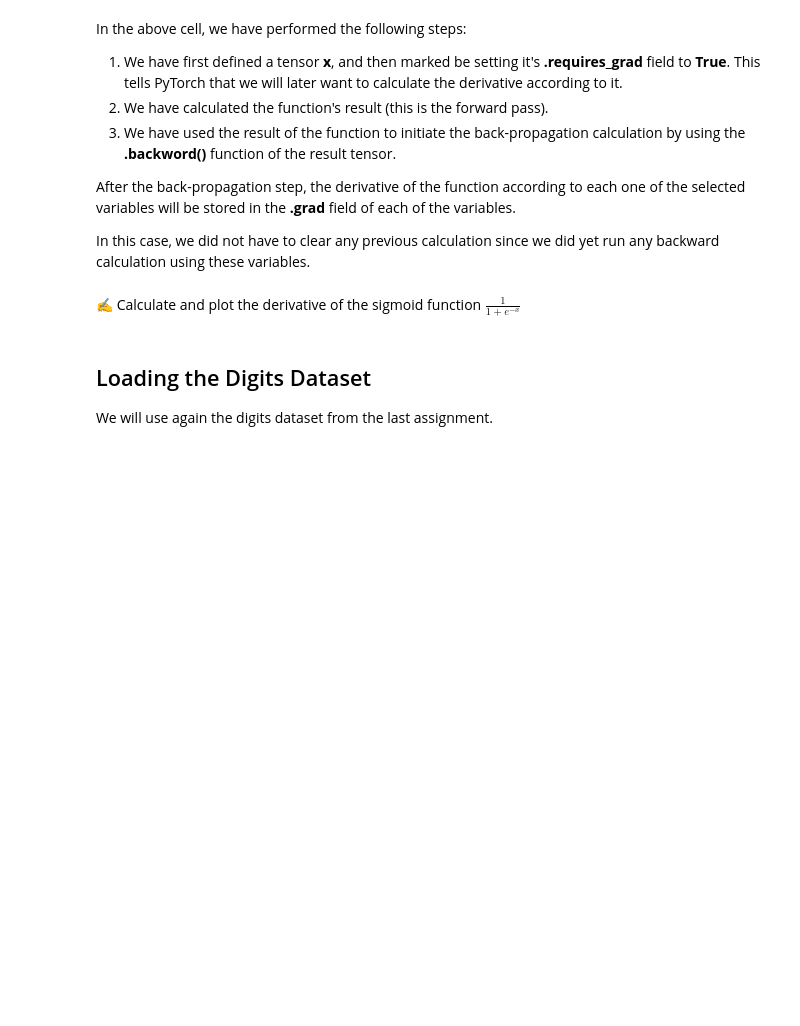
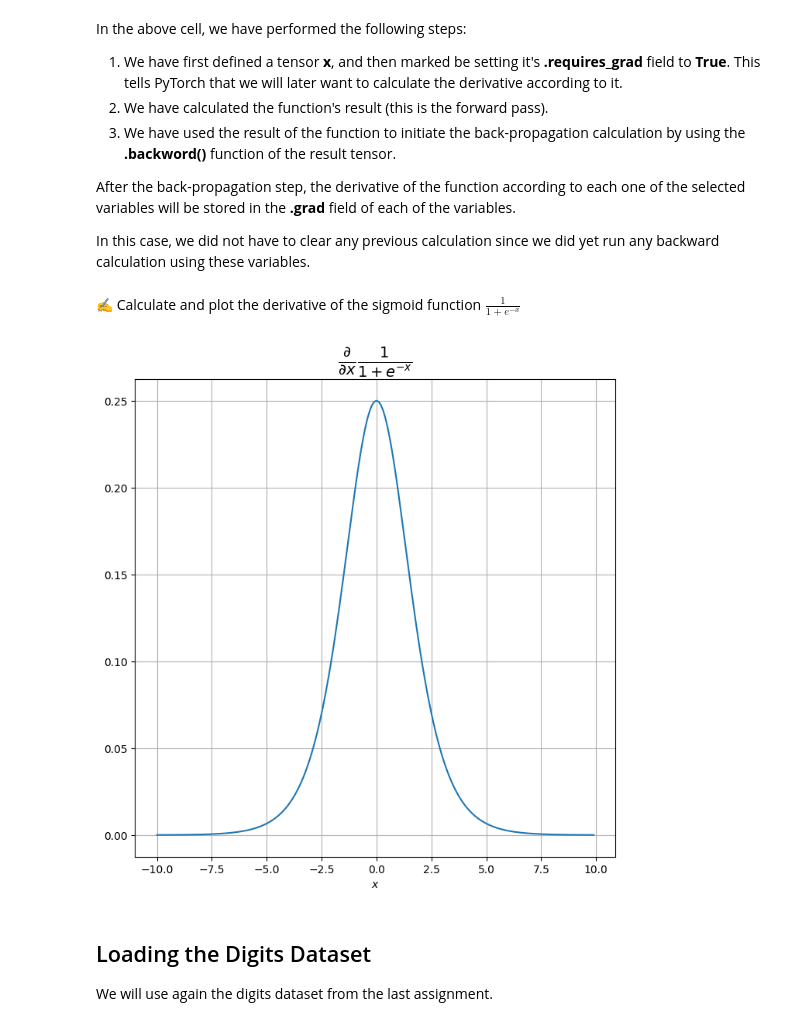
Before and after one commit to AlexYoro/Technion_ML_46195, a Jupyter notebook: content/assignments/assignment_5_ex.ipynb, the cells around one changed output. Cells and saved outputs as stored; diff of their text form; code cells hidden in the pictures; blank space fills up the shorter version.

```diff
--- a/content/assignments/assignment_5_ex.ipynb
+++ b/content/assignments/assignment_5_ex.ipynb
@@ -108,7 +110,7 @@ import tqdm.notebook as tqdm
 import time
 
 ## %%%%%%%%%%%%%%% Your code here - Begin %%%%%%%%%%%%%%%
-for ...
+for i in tqdm.tqdm(range(8)):
 ## %%%%%%%%%%%%%%% Your code here - End %%%%%%%%%%%%%%%%%
     print('Step {}'.format(i))
     time.sleep(1)
@@ -267,20 +331,22 @@ In this case, we did not have to clear any previous calculation since we did yet
 # %%
 vals = np.arange(-10, 10, 0.1)
 res = np.zeros_like(vals)
 for i in range(len(vals)):
 
     x = torch.tensor(vals[i]).float()
     ## %%%%%%%%%%%%%%% Your code here - Begin %%%%%%%%%%%%%%%
-    ...
-    y = ...
-    ...
-    res[i] = ...
+    x.requires_grad = True
+    y = torch.sigmoid(x)
+    y.backward()
+    res[i] = x.grad
     ## %%%%%%%%%%%%%%% Your code here - End %%%%%%%%%%%%%%%%%
 
 fig, ax = plt.subplots()
 ax.plot(vals, res);
 ax.set_title('$\\frac{\\partial}{\\partial x}\\frac{1}{1+e^{-x}}$', fontsize=20)
 ax.set_xlabel('$x$');
+# %% [output]
+[figure, added]
 # %% [markdown]
 ## Loading the Digits Dataset
 
```
Also changed, not shown: parts of 26 cells of this notebook.
